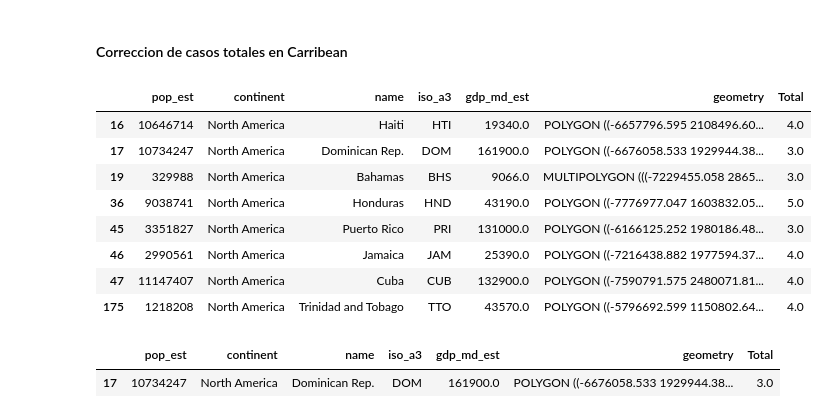
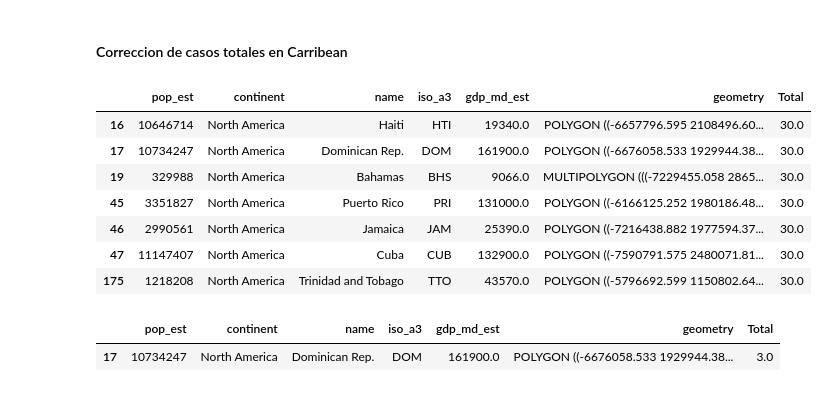
Before and after one commit to faristegui/tpdatos-2c-2020, a Jupyter notebook: tp1-cesar.ipynb, the cells around one changed output. Cells and saved outputs as stored; diff of their text form; code cells hidden in the pictures.

```diff
--- a/tp1-cesar.ipynb
+++ b/tp1-cesar.ipynb
@@ -787,7 +787,7 @@ Territory
 Carribean    29
 Name: Territory, dtype: int64
 # %%
-Carribean = ["Honduras","Cuba","Trinidad and Tobago", "Haiti",'Jamaica',"Puerto Rico", "Dominican Republic", "Bahamas"]
+Carribean = ["Cuba","Trinidad and Tobago", "Haiti",'Jamaica',"Puerto Rico", "Dominican Republic", "Bahamas"]
 j = 0
 i= 0
 for index, row in df_train.iterrows():
@@ -1354,19 +1360,18 @@ world[world.continent=='South America']
 #### Correccion de casos totales en Carribean
 # %%
 #Dominican Rep no coincide el nombre, se tuvo que cambiar
-Carribean = ["Honduras","Cuba","Trinidad and Tobago", "Haiti",'Jamaica',"Puerto Rico", "Dominican Rep.", "Bahamas"]
+Carribean = ["Cuba","Trinidad and Tobago", "Haiti",'Jamaica',"Puerto Rico", "Dominican Rep.", "Bahamas"]
 
 world.loc[(world.name.isin(Carribean))]
 # %% [output]
 |  | pop_est | continent | name | iso_a3 | gdp_md_est | geometry | Total |
-| 16 | 10646714 | North America | Haiti | HTI | 19340.0 | POLYGON ((-6657796.595 2108496.60... | 4.0 |
-| 17 | 10734247 | North America | Dominican Rep. | DOM | 161900.0 | POLYGON ((-6676058.533 1929944.38... | 3.0 |
-| 19 | 329988 | North America | Bahamas | BHS | 9066.0 | MULTIPOLYGON (((-7229455.058 2865... | 3.0 |
-| 36 | 9038741 | North America | Honduras | HND | 43190.0 | POLYGON ((-7776977.047 1603832.05... | 5.0 |
-| 45 | 3351827 | North America | Puerto Rico | PRI | 131000.0 | POLYGON ((-6166125.252 1980186.48... | 3.0 |
-| 46 | 2990561 | North America | Jamaica | JAM | 25390.0 | POLYGON ((-7216438.882 1977594.37... | 4.0 |
-| 47 | 11147407 | North America | Cuba | CUB | 132900.0 | POLYGON ((-7590791.575 2480071.81... | 4.0 |
-| 175 | 1218208 | North America | Trinidad and Tobago | TTO | 43570.0 | POLYGON ((-5796692.599 1150802.64... | 4.0 |
+| 16 | 10646714 | North America | Haiti | HTI | 19340.0 | POLYGON ((-6657796.595 2108496.60... | 30.0 |
+| 17 | 10734247 | North America | Dominican Rep. | DOM | 161900.0 | POLYGON ((-6676058.533 1929944.38... | 30.0 |
+| 19 | 329988 | North America | Bahamas | BHS | 9066.0 | MULTIPOLYGON (((-7229455.058 2865... | 30.0 |
+| 45 | 3351827 | North America | Puerto Rico | PRI | 131000.0 | POLYGON ((-6166125.252 1980186.48... | 30.0 |
+| 46 | 2990561 | North America | Jamaica | JAM | 25390.0 | POLYGON ((-7216438.882 1977594.37... | 30.0 |
+| 47 | 11147407 | North America | Cuba | CUB | 132900.0 | POLYGON ((-7590791.575 2480071.81... | 30.0 |
+| 175 | 1218208 | North America | Trinidad and Tobago | TTO | 43570.0 | POLYGON ((-5796692.599 1150802.64... | 30.0 |
 # %%
 world[world.name.str.contains('Domin')]
 # %% [output]
```
Also changed, not shown: parts of 41 cells of this notebook.
